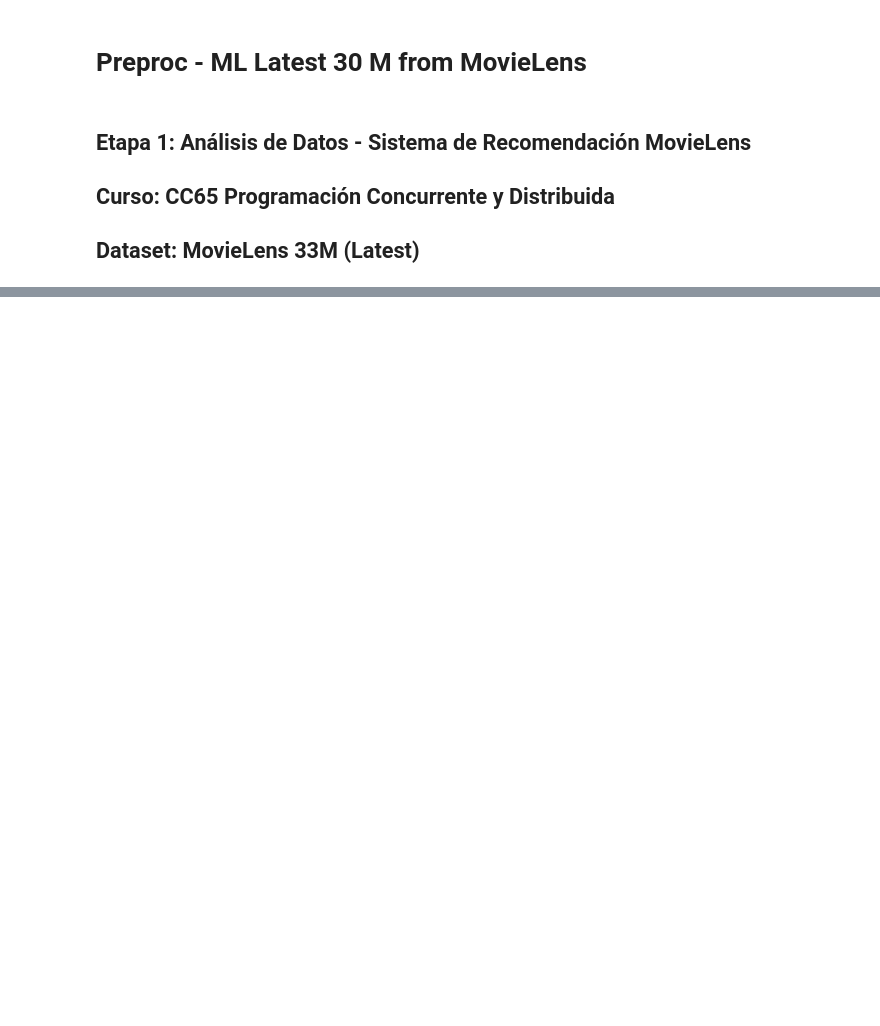
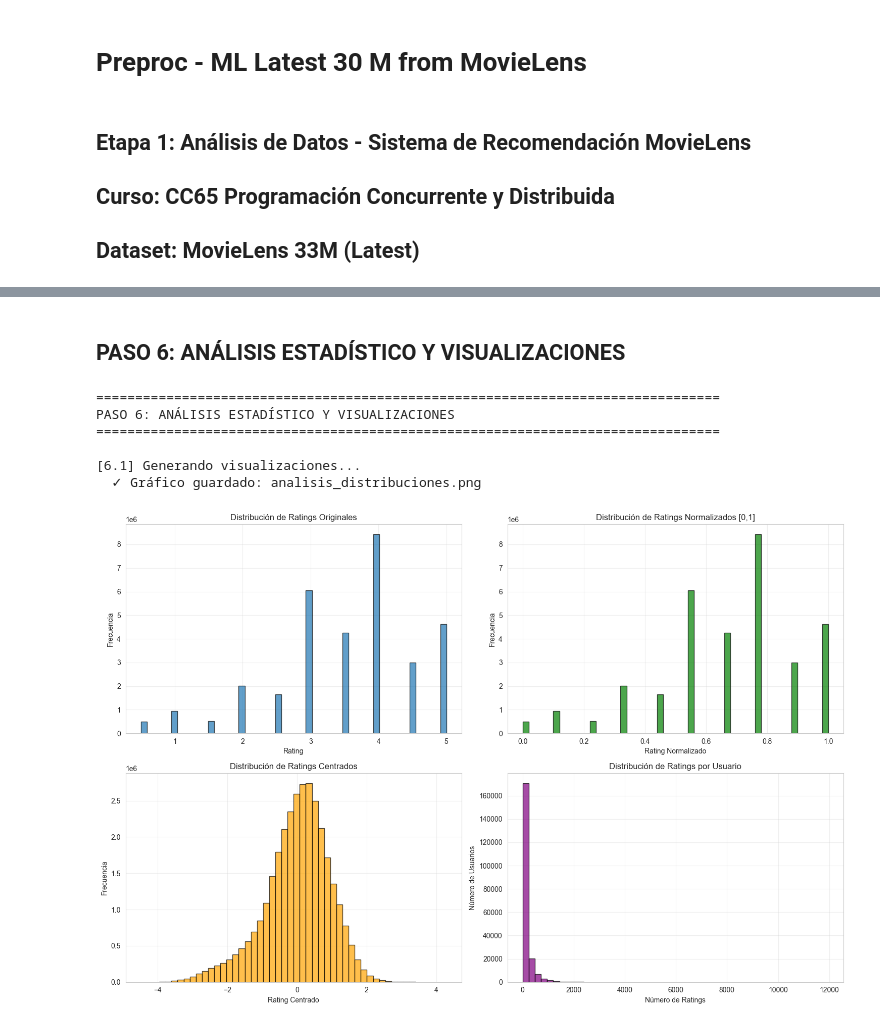
Before and after one commit to ChristianPue/PCD-202502, a Jupyter notebook: TF/preprocessing/preproc-ml_latest_30.ipynb, the cells around one changed output, grey strips where cells are left out. Saved outputs shown, nothing was run; the diff lists cells and outputs as text; code cells hidden in the pictures; blank space fills up the shorter version.

```diff
--- a/TF/preprocessing/preproc-ml_latest_30.ipynb
+++ b/TF/preprocessing/preproc-ml_latest_30.ipynb
@@ -43,0 +317,20 @@ print(ratings_df.describe())
+# %%
+# 5.2 Crear columnas de índices
+ratings_norm['user_idx'] = ratings_norm['userId'].map(user_to_idx)
+ratings_norm['movie_idx'] = ratings_norm['movieId'].map(movie_to_idx)
+
+# 5.3 Generar matriz sparse (COO format) con ratings originales
+print("\n[5.2] Generando matriz sparse (COO format)...")
+row_indices = ratings_norm['user_idx'].values
+col_indices = ratings_norm['movie_idx'].values
+data = ratings_norm['rating'].values
+
+user_movie_matrix = sparse.csr_matrix(
+    (data, (row_indices, col_indices)),
+    shape=(len(user_to_idx), len(movie_to_idx))
+)
+
+print(f"  ✓ Forma de la matriz: {user_movie_matrix.shape}")
+print(f"  ✓ Elementos no-cero: {user_movie_matrix.nnz:,}")
+print(f"  ✓ Sparsity: {100 * (1 - user_movie_matrix.nnz / (user_movie_matrix.shape[0] * user_movie_matrix.shape[1])):.4f}%")
+print(f"  ✓ Memoria utilizada: {user_movie_matrix.data.nbytes / 1024**2:.2f} MB")
@@ -43,0 +369,52 @@ print(ratings_df.describe())
+# %% [markdown]
+## PASO 6: ANÁLISIS ESTADÍSTICO Y VISUALIZACIONES
+# %%
+print("\n" + "="*80)
+print("PASO 6: ANÁLISIS ESTADÍSTICO Y VISUALIZACIONES")
+print("="*80)
+
+# 6.1 Distribución de ratings
+print("\n[6.1] Generando visualizaciones...")
+
+fig, axes = plt.subplots(2, 2, figsize=(15, 10))
+
+# Distribución de ratings originales
+axes[0, 0].hist(ratings_norm['rating'], bins=50, edgecolor='black', alpha=0.7)
+axes[0, 0].set_title('Distribución de Ratings Originales')
+axes[0, 0].set_xlabel('Rating')
+axes[0, 0].set_ylabel('Frecuencia')
+axes[0, 0].grid(True, alpha=0.3)
+
+# Distribución de ratings normalizados
+axes[0, 1].hist(ratings_norm['rating_normalized'], bins=50, edgecolor='black', alpha=0.7, color='green')
+axes[0, 1].set_title('Distribución de Ratings Normalizados [0,1]')
+axes[0, 1].set_xlabel('Rating Normalizado')
+axes[0, 1].set_ylabel('Frecuencia')
+axes[0, 1].grid(True, alpha=0.3)
+
+# Distribución de ratings centrados
+axes[1, 0].hist(ratings_norm['rating_centered'], bins=50, edgecolor='black', alpha=0.7, color='orange')
+axes[1, 0].set_title('Distribución de Ratings Centrados')
+axes[1, 0].set_xlabel('Rating Centrado')
+axes[1, 0].set_ylabel('Frecuencia')
+axes[1, 0].grid(True, alpha=0.3)
+
+# Distribución de ratings por usuario
+user_rating_counts = ratings_norm.groupby('userId').size()
+axes[1, 1].hist(user_rating_counts, bins=50, edgecolor='black', alpha=0.7, color='purple')
+axes[1, 1].set_title('Distribución de Ratings por Usuario')
+axes[1, 1].set_xlabel('Número de Ratings')
+axes[1, 1].set_ylabel('Número de Usuarios')
+axes[1, 1].grid(True, alpha=0.3)
+
+plt.tight_layout()
+plt.savefig('./output/analisis_distribuciones.png', dpi=300, bbox_inches='tight')
+print("  ✓ Gráfico guardado: analisis_distribuciones.png")
+# %% [output]
+================================================================================
+PASO 6: ANÁLISIS ESTADÍSTICO Y VISUALIZACIONES
+================================================================================
+
+[6.1] Generando visualizaciones...
+  ✓ Gráfico guardado: analisis_distribuciones.png
+[figure, added]
```
Also changed, not shown: parts of 32 cells of this notebook, 32 other files.
